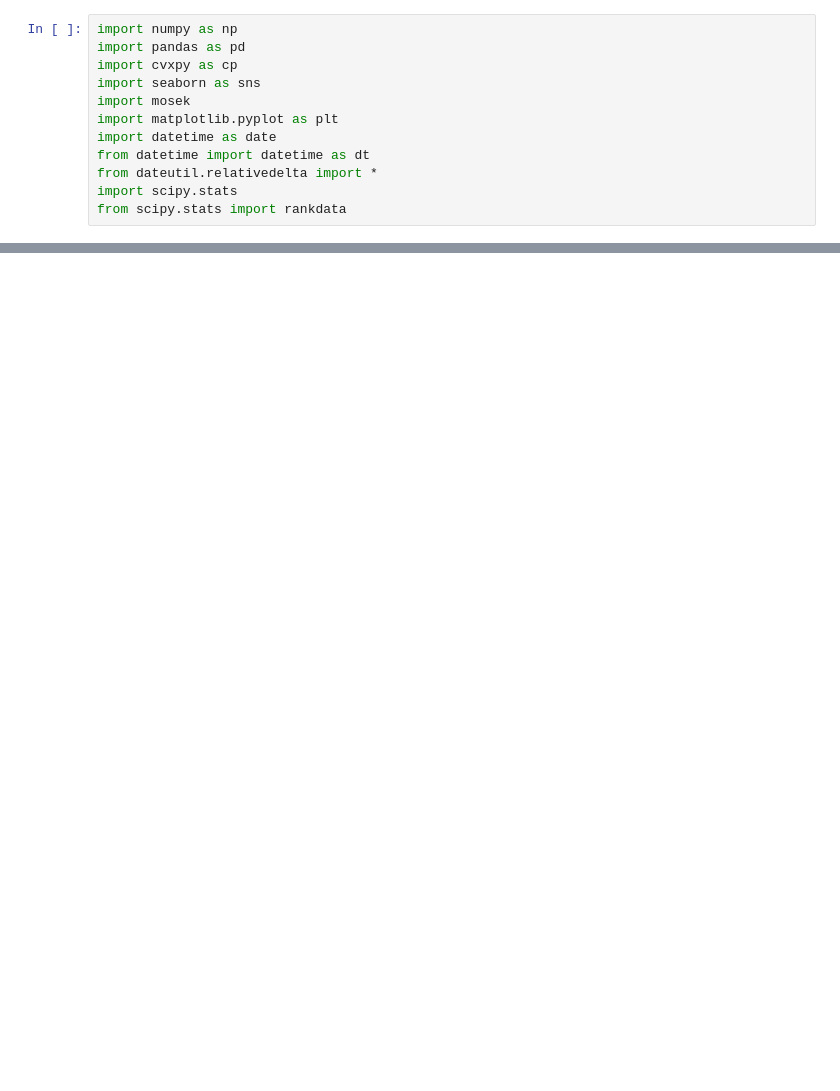
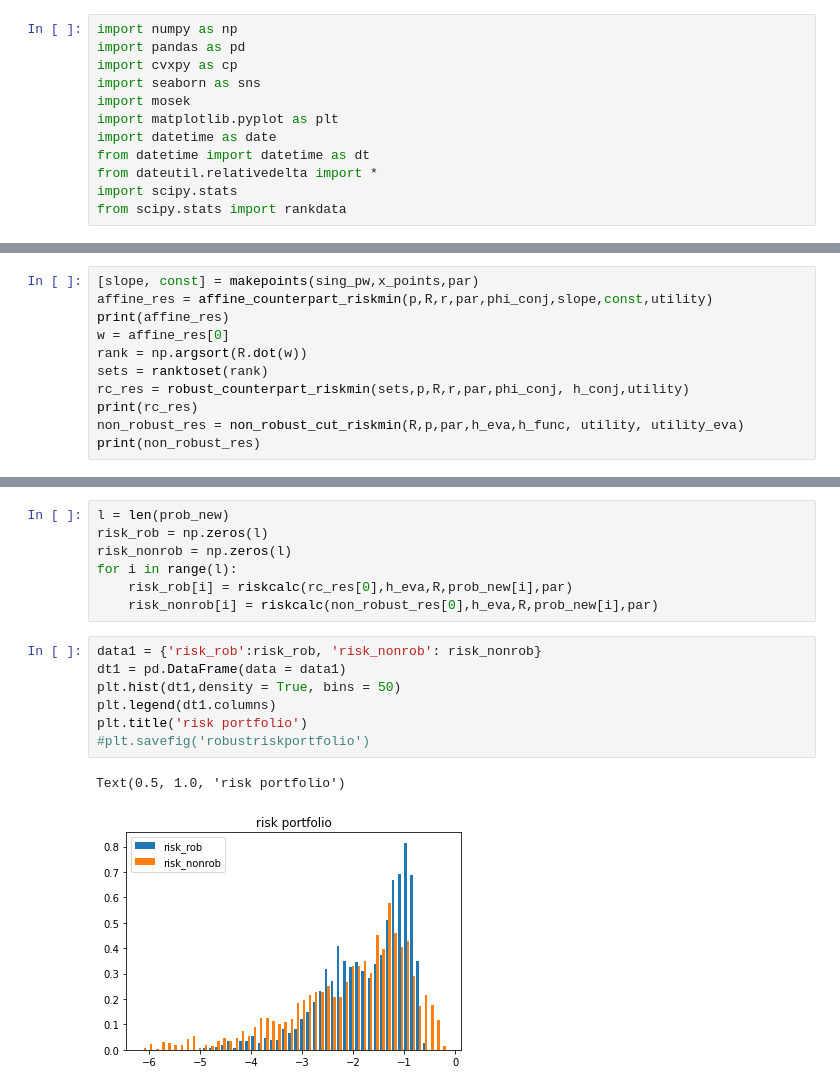
Before and after one commit to GuanJinNL/Robust_Optimization_Risk_Measures, a Jupyter notebook: affine_h.ipynb, the cells around one changed output, grey strips where cells are left out. Drawn from its saved outputs; the diff is of its cells as text; blank space fills up the shorter version.

```diff
--- a/affine_h.ipynb
+++ b/affine_h.ipynb
@@ -52,0 +565,11 @@ def pw_affine_approx(eps,r):
+# %%
+[slope, const] = makepoints(sing_pw,x_points,par)
+affine_res = affine_counterpart_riskmin(p,R,r,par,phi_conj,slope,const,utility)
+print(affine_res)
+w = affine_res[0]
+rank = np.argsort(R.dot(w))
+sets = ranktoset(rank)
+rc_res = robust_counterpart_riskmin(sets,p,R,r,par,phi_conj, h_conj,utility)
+print(rc_res)
+non_robust_res = non_robust_cut_riskmin(R,p,par,h_eva,h_func, utility, utility_eva)
+print(non_robust_res)
@@ -52,0 +633,17 @@ def pw_affine_approx(eps,r):
+# %%
+l = len(prob_new)
+risk_rob = np.zeros(l)
+risk_nonrob = np.zeros(l)
+for i in range(l):
+    risk_rob[i] = riskcalc(rc_res[0],h_eva,R,prob_new[i],par)
+    risk_nonrob[i] = riskcalc(non_robust_res[0],h_eva,R,prob_new[i],par)
+# %%
+data1 = {'risk_rob':risk_rob, 'risk_nonrob': risk_nonrob}
+dt1 = pd.DataFrame(data = data1)
+plt.hist(dt1,density = True, bins = 50)
+plt.legend(dt1.columns)
+plt.title('risk portfolio')
+#plt.savefig('robustriskportfolio')
+# %% [output]
+Text(0.5, 1.0, 'risk portfolio')
+[figure, added]
```
Also changed, not shown: parts of 47 cells of this notebook, 28 other files.
